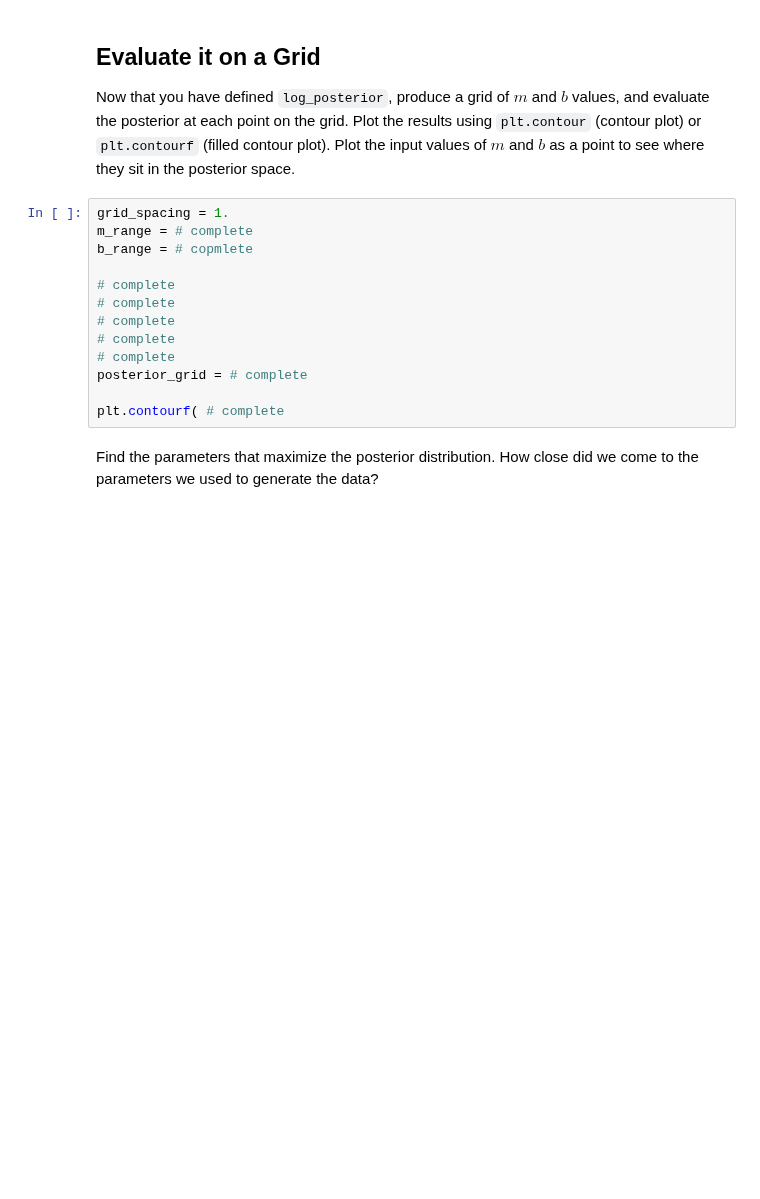
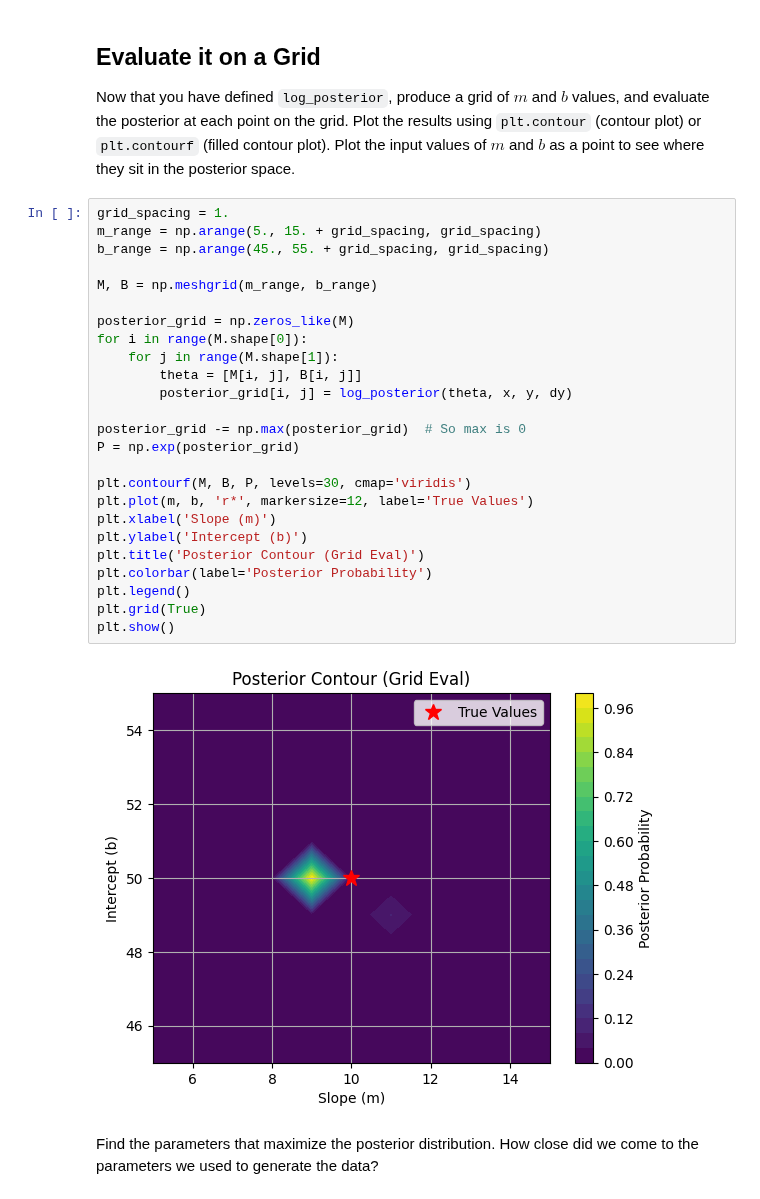
Before and after one commit to ASTR154/bayesian-statistics, a Jupyter notebook: monte_carlo_line_fitting.ipynb, the cells around one changed output. Saved outputs shown, nothing was run; the diff lists cells and outputs as text; blank space fills up the shorter version.

```diff
--- a/monte_carlo_line_fitting.ipynb
+++ b/monte_carlo_line_fitting.ipynb
@@ -100,19 +93,33 @@ def log_posterior(theta, x, y, dy):
 # %% [markdown]
 ## Evaluate it on a Grid
 Now that you have defined `log_posterior`, produce a grid of $m$ and $b$ values, and evaluate the posterior at each point on the grid. Plot the results using `plt.contour` (contour plot) or `plt.contourf` (filled contour plot). Plot the input values of $m$ and $b$ as a point to see where they sit in the posterior space.
-# %%
-grid_spacing = 1.
-m_range = # complete
-b_range = # copmlete
-
-# complete
-# complete
-# complete
-# complete
-# complete
-posterior_grid = # complete
-
-plt.contourf( # complete
+# %%
+grid_spacing = 1.
+m_range = np.arange(5., 15. + grid_spacing, grid_spacing)
+b_range = np.arange(45., 55. + grid_spacing, grid_spacing)
+
+M, B = np.meshgrid(m_range, b_range)
+
+posterior_grid = np.zeros_like(M)
+for i in range(M.shape[0]):
+    for j in range(M.shape[1]):
+        theta = [M[i, j], B[i, j]]
+        posterior_grid[i, j] = log_posterior(theta, x, y, dy)
+
+posterior_grid -= np.max(posterior_grid)  # So max is 0
+P = np.exp(posterior_grid)
+
+plt.contourf(M, B, P, levels=30, cmap='viridis')
+plt.plot(m, b, 'r*', markersize=12, label='True Values')
+plt.xlabel('Slope (m)')
+plt.ylabel('Intercept (b)')
+plt.title('Posterior Contour (Grid Eval)')
+plt.colorbar(label='Posterior Probability')
+plt.legend()
+plt.grid(True)
+plt.show()
+# %% [output]
+[figure, added]
 # %% [markdown]
 Find the parameters that maximize the posterior distribution. How close did we come to the parameters we used to generate the data?
 # %%
```
Also changed, not shown: parts of 4 cells of this notebook.
